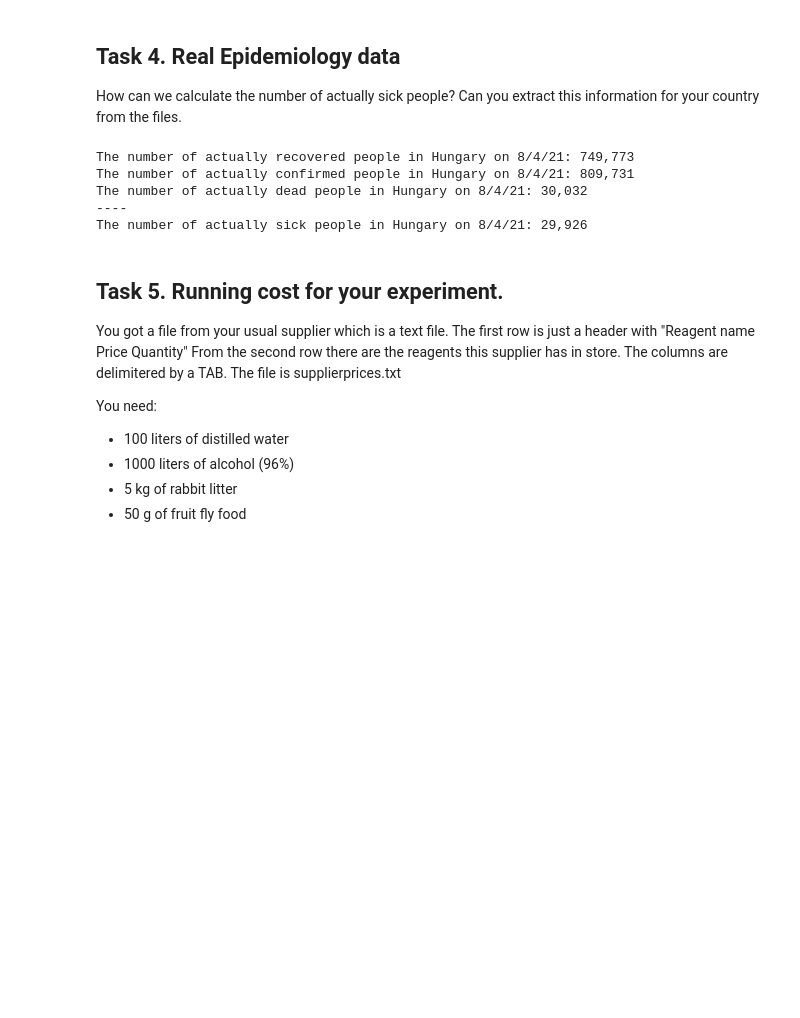
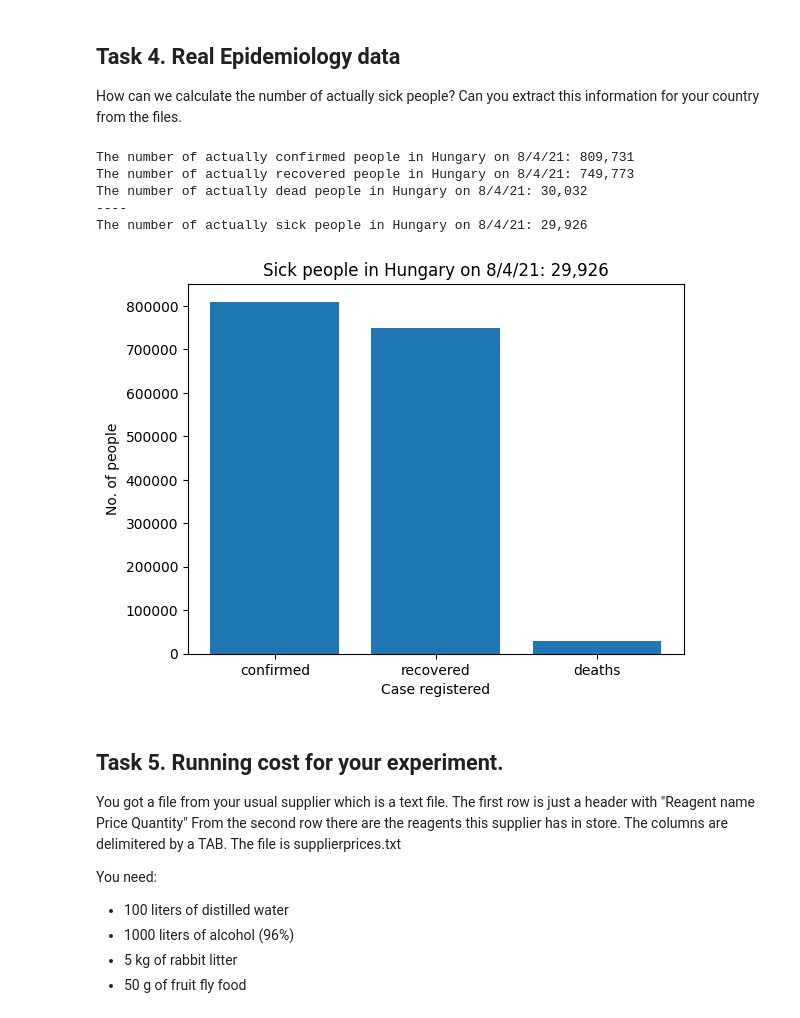
Before and after one commit to IstvnRozsa/lakat-data-analysis, a Jupyter notebook: solution.ipynb, the cells around one changed output. Saved outputs shown, nothing was run; the diff lists cells and outputs as text; code cells hidden in the pictures; blank space fills up the shorter version.

Commit message:
add charts

```diff
--- a/solution.ipynb
+++ b/solution.ipynb
@@ -1,6 +1,16 @@
 # %%
 import pandas as pd
 import matplotlib.pyplot as plt
+# %%
+def generate_labels_data(data_dict):
+    # Data to plot
+    labels = []
+    sizes = []
+
+    for x, y in data_dict.items():
+        labels.append(x)
+        sizes.append(y)
+    return labels, sizes
 # %% [markdown]
 ## Task 4. Real Epidemiology data
 How can we calculate the number of actually sick people?
@@ -11,35 +21,53 @@ def last_data(url:str, selected_country:str, selected_date:str):
     df = df.melt(id_vars=["Province/State", "Country/Region", "Lat", "Long"],
         var_name="Date",
         value_name="Value")
     df.sort_values(by=['Value'])
     df2 = df[(df["Date"]==selected_date) & (df["Country/Region"] == selected_country)]
     max = df2['Value'].groupby(df2["Date"]).sum().max()
     return max, df2
 
 
 confirmed_url = "https://raw.githubusercontent.com/CSSEGISandData/COVID-19/master/csse_covid_19_data/csse_covid_19_time_series/time_series_covid19_confirmed_global.csv"
 deaths_url = "https://raw.githubusercontent.com/CSSEGISandData/COVID-19/master/csse_covid_19_data/csse_covid_19_time_series/time_series_covid19_deaths_global.csv"
 recovered_url = "https://raw.githubusercontent.com/CSSEGISandData/COVID-19/master/csse_covid_19_data/csse_covid_19_time_series/time_series_covid19_recovered_global.csv"
 
 selected_country = "Hungary"
 selected_date = "8/4/21" # The last day when recovered cases was administrated
 confirmed, confirmed_df = last_data(confirmed_url, selected_country, selected_date)
 deaths, deaths_df = last_data(deaths_url, selected_country, selected_date)
 recovered, recovered_df = last_data(recovered_url, selected_country, selected_date)
 
 sick = confirmed - deaths - recovered
 
+print("The number of actually confirmed people in " + selected_country + " on "+selected_date+":", f"{confirmed:,}")
 print("The number of actually recovered people in " + selected_country + " on "+selected_date+":", f"{recovered:,}")
-print("The number of actually confirmed people in " + selected_country + " on "+selected_date+":", f"{confirmed:,}")
 print("The number of actually dead people in " + selected_country + " on "+selected_date+":", f"{deaths:,}")
 print("-"*4)
 print("The number of actually sick people in " + selected_country + " on "+selected_date+":", f"{sick:,}")
+
+
+covid_dict = {
+    "confirmed": confirmed,
+    "recovered": recovered,
+    "deaths": deaths
+}
+
+covid_labels, covid_sizes = generate_labels_data(covid_dict)
+# Plot
+plt.bar(covid_labels, covid_sizes)
+
+plt.xlabel("Case registered")
+plt.ylabel("No. of people")
+title = "Sick people in " + selected_country + " on "+selected_date+": " + f"{sick:,}"
+plt.title(title)
+plt.show()
 # %% [output]
+The number of actually confirmed people in Hungary on 8/4/21: 809,731
 The number of actually recovered people in Hungary on 8/4/21: 749,773
-The number of actually confirmed people in Hungary on 8/4/21: 809,731
 The number of actually dead people in Hungary on 8/4/21: 30,032
 ----
 The number of actually sick people in Hungary on 8/4/21: 29,926
+[figure, added]
 # %% [markdown]
 ## Task 5. Running cost for your experiment.
 
```
Also changed, not shown: parts of 1 cell of this notebook.
